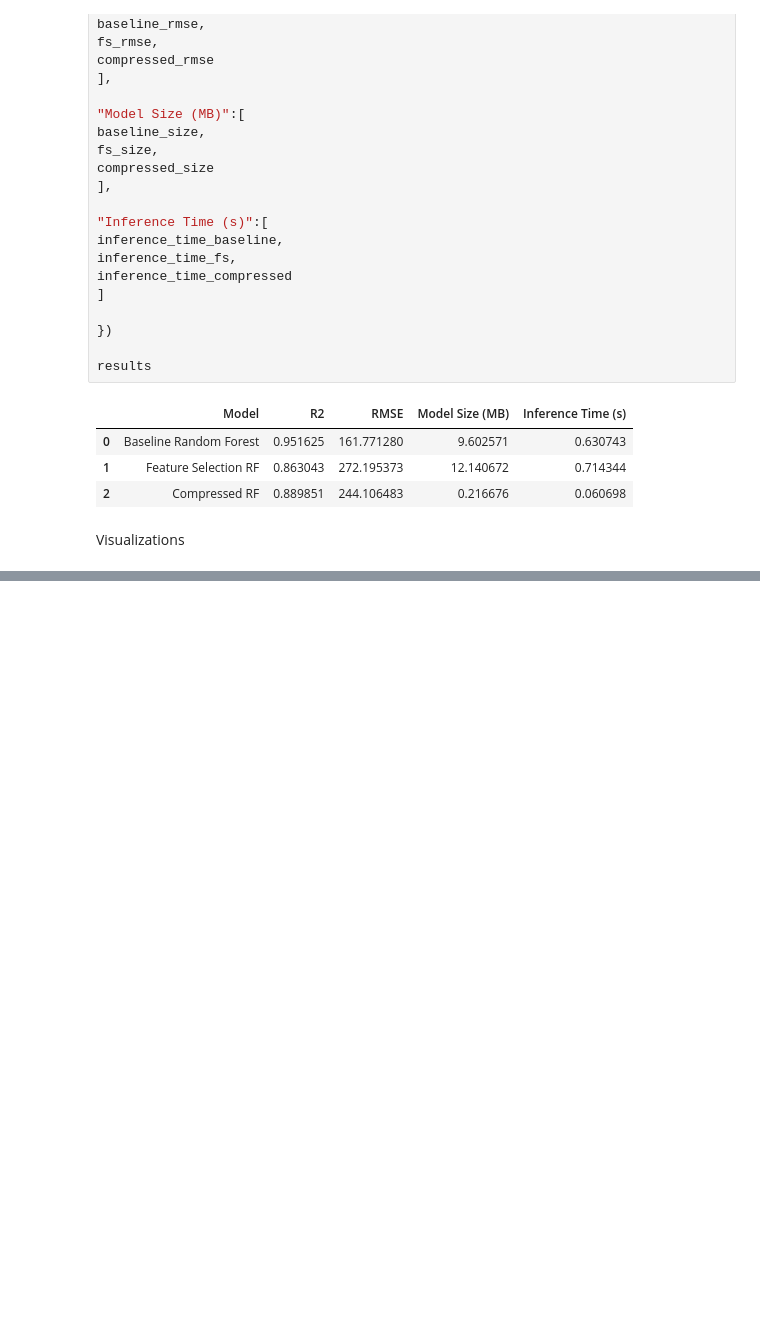
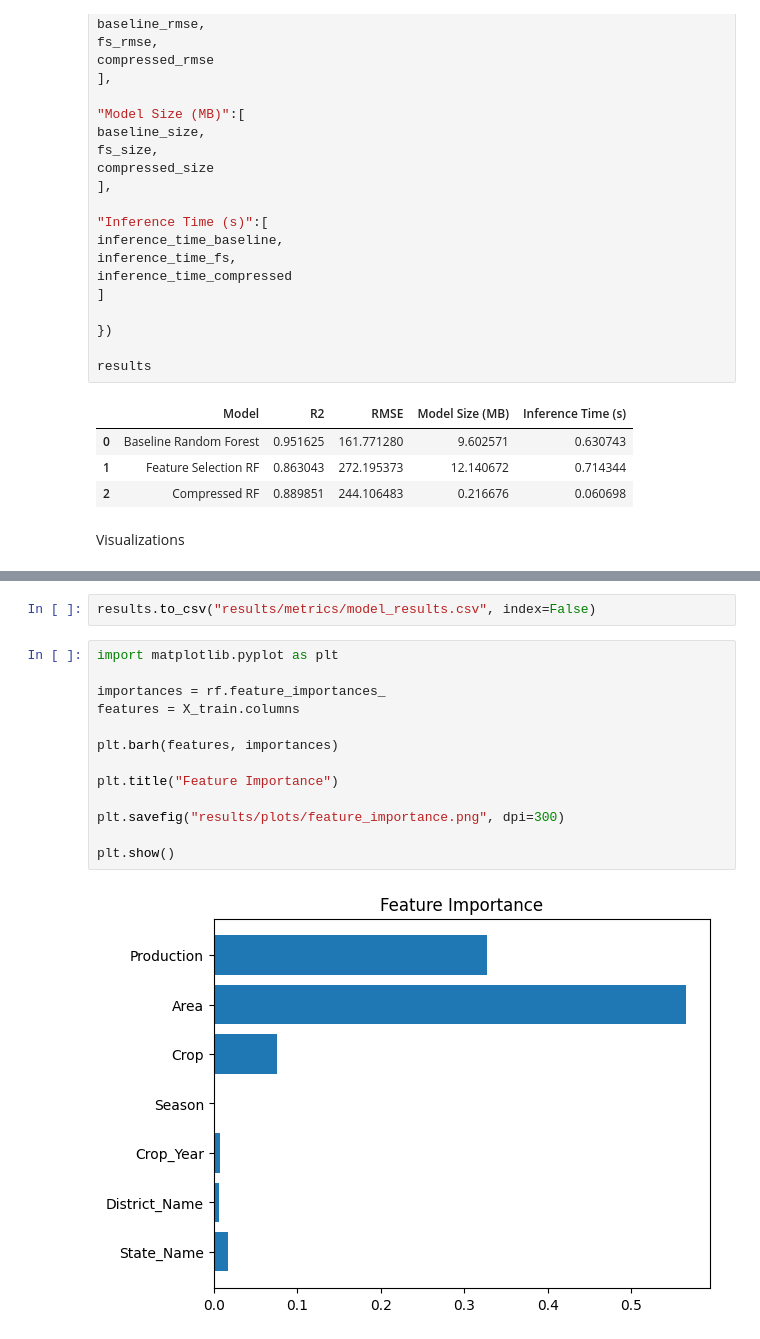
Before and after one commit to mohammedumairuddin/EEEM073-AI-Sustainability-coursework, a Jupyter notebook: notebooks/model_compression.ipynb, the cells around one changed output, grey strips where cells are left out. Cells and saved outputs as stored; diff of their text form; blank space fills up the shorter version.

Commit message:
sucessfully compressed the model and saved the results to git repo

```diff
--- a/notebooks/model_compression.ipynb
+++ b/notebooks/model_compression.ipynb
@@ -329,3 +340,20 @@ plt.xticks(rotation=30)
 plt.show()
 # %% [output]
 [figure]
+# %%
+results.to_csv("results/metrics/model_results.csv", index=False)
+# %%
+import matplotlib.pyplot as plt
+
+importances = rf.feature_importances_
+features = X_train.columns
+
+plt.barh(features, importances)
+
+plt.title("Feature Importance")
+
+plt.savefig("results/plots/feature_importance.png", dpi=300)
+
+plt.show()
+# %% [output]
+[figure, added]
```
Also changed, not shown: parts of 6 cells of this notebook.
